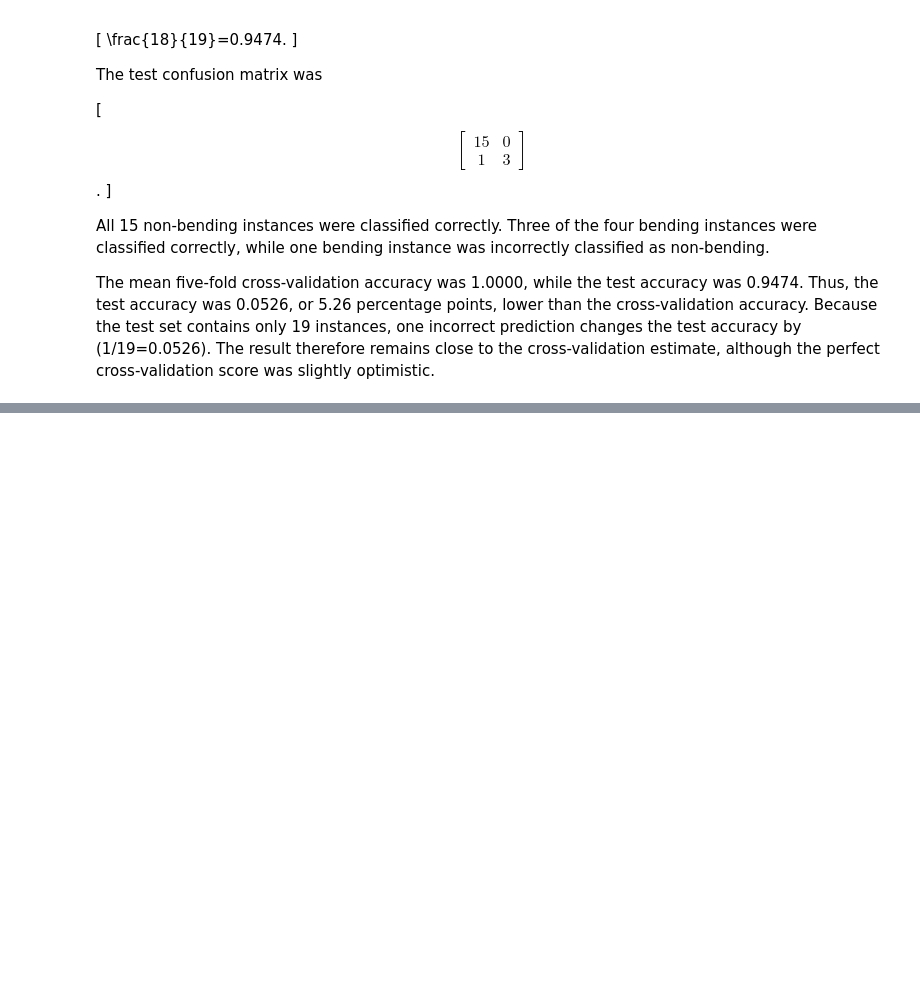
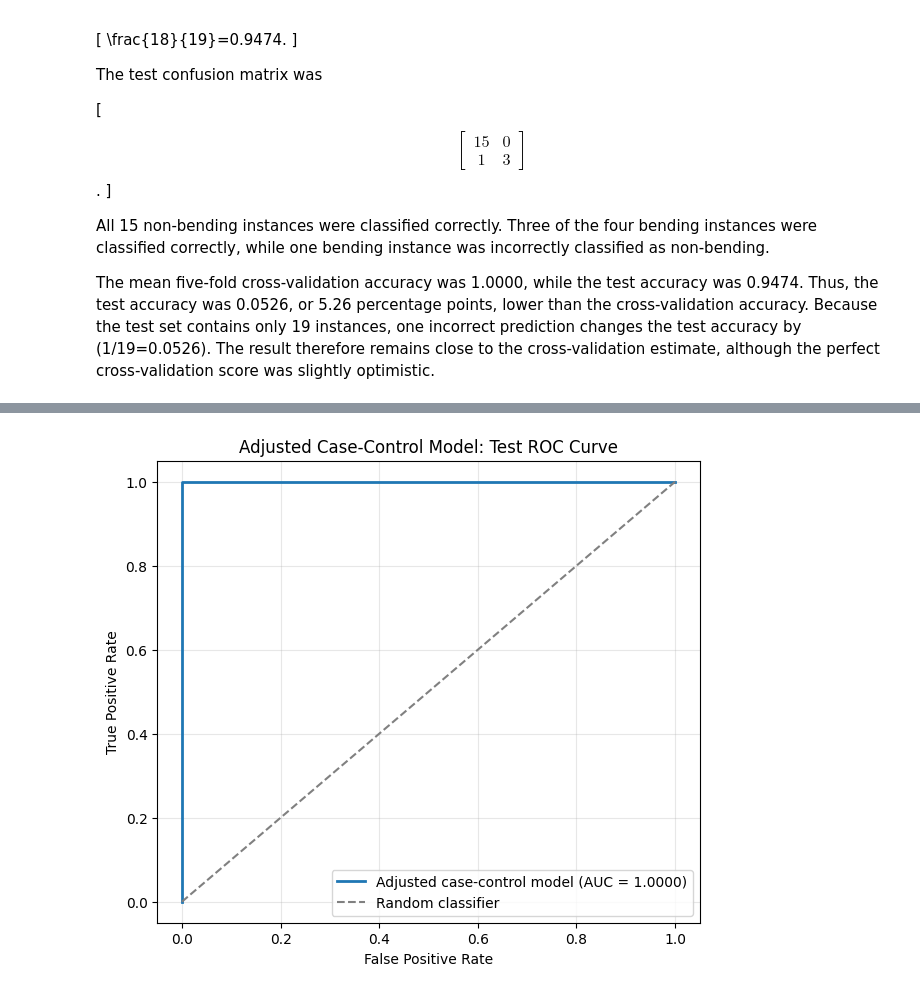
Before and after one commit to jfulch/dsci-552-fulcher-jesse-hw4, a Jupyter notebook: notebooks/Fulcher_Jesse_HW4.ipynb, the cells around one changed output, grey strips where cells are left out. Saved outputs shown, nothing was run; the diff lists cells and outputs as text; code cells hidden in the pictures; blank space fills up the shorter version.

```diff
--- a/notebooks/Fulcher_Jesse_HW4.ipynb
+++ b/notebooks/Fulcher_Jesse_HW4.ipynb
@@ -1392,0 +1474,20 @@ The mean five-fold cross-validation accuracy was 1.0000, while the test accuracy
+# %%
+case_control_pipeline = Pipeline([
+    (
+        "scaler",
+        StandardScaler(),
+    ),
+    (
+        "logistic_regression",
+        LogisticRegression(
+            penalty=None,
+            solver="lbfgs",
+            max_iter=5000,
+        ),
+    ),
+])
+
+case_control_pipeline.fit(
+    case_control_features,
+    case_control_target,
+)
@@ -1392,0 +1674,41 @@ The mean five-fold cross-validation accuracy was 1.0000, while the test accuracy
+# %%
+(
+    case_control_false_positive_rate,
+    case_control_true_positive_rate,
+    case_control_thresholds,
+) = roc_curve(
+    best_test_target,
+    case_control_test_probabilities,
+)
+
+plt.figure(figsize=(7, 6))
+
+plt.plot(
+    case_control_false_positive_rate,
+    case_control_true_positive_rate,
+    linewidth=2,
+    label=(
+        "Adjusted case-control model "
+        f"(AUC = {case_control_test_auc:.4f})"
+    ),
+)
+
+plt.plot(
+    [0, 1],
+    [0, 1],
+    linestyle="--",
+    color="gray",
+    label="Random classifier",
+)
+
+plt.xlabel("False Positive Rate")
+plt.ylabel("True Positive Rate")
+plt.title(
+    "Adjusted Case-Control Model: Test ROC Curve"
+)
+plt.legend(loc="lower right")
+plt.grid(alpha=0.3)
+
+plt.show()
+# %% [output]
+[figure, added]
```
Also changed, not shown: parts of 72 cells of this notebook.
